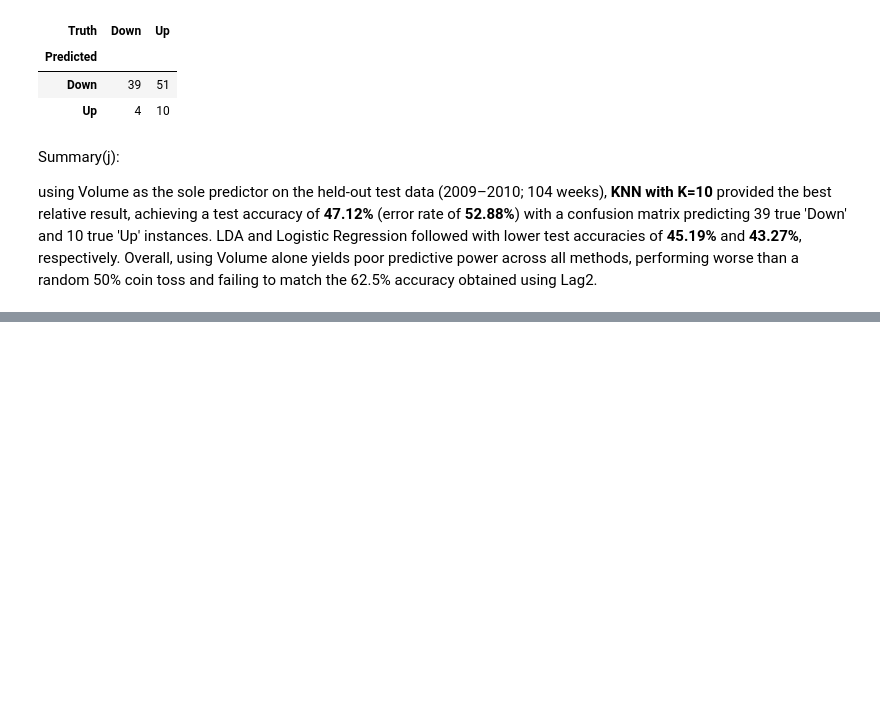
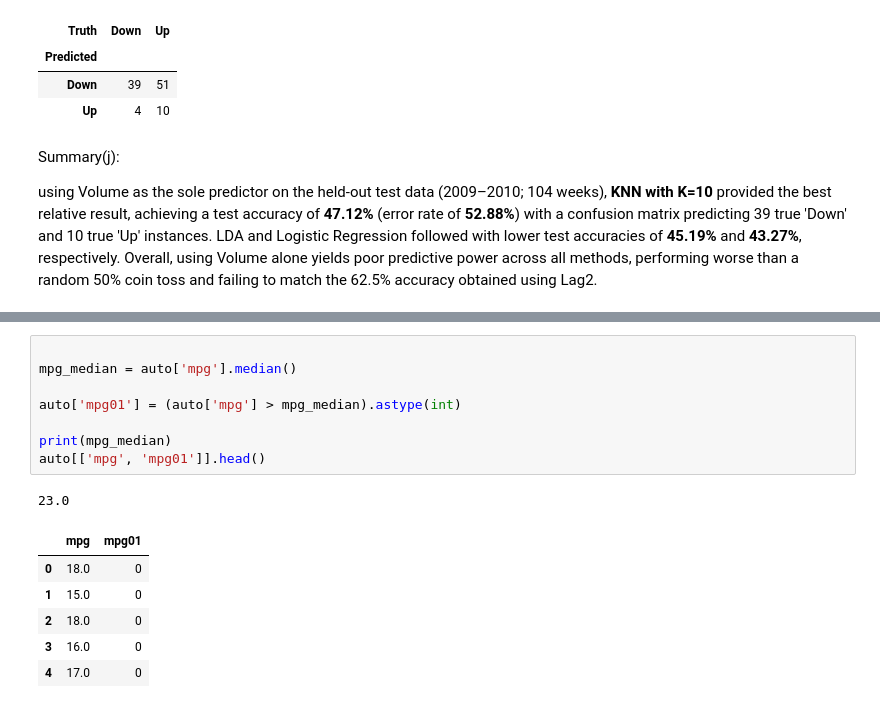
Before and after one commit to fatima-zahra20/ISLP-Solutions, a Jupyter notebook: MySolutionISLP_chap4.ipynb, the cells around one changed output, grey strips where cells are left out. Cells and saved outputs as stored; diff of their text form; blank space fills up the shorter version.

```diff
--- a/MySolutionISLP_chap4.ipynb
+++ b/MySolutionISLP_chap4.ipynb
@@ -945,0 +961,16 @@ using Volume as the sole predictor on the held-out test data (2009–2010; 104 w
+# %%
+
+mpg_median = auto['mpg'].median()
+
+auto['mpg01'] = (auto['mpg'] > mpg_median).astype(int)
+
+print(mpg_median)
+auto[['mpg', 'mpg01']].head()
+# %% [output]
+23.0
+|  | mpg | mpg01 |
+| 0 | 18.0 | 0 |
+| 1 | 15.0 | 0 |
+| 2 | 18.0 | 0 |
+| 3 | 16.0 | 0 |
+| 4 | 17.0 | 0 |
```
Also changed, not shown: parts of 15 cells of this notebook.
